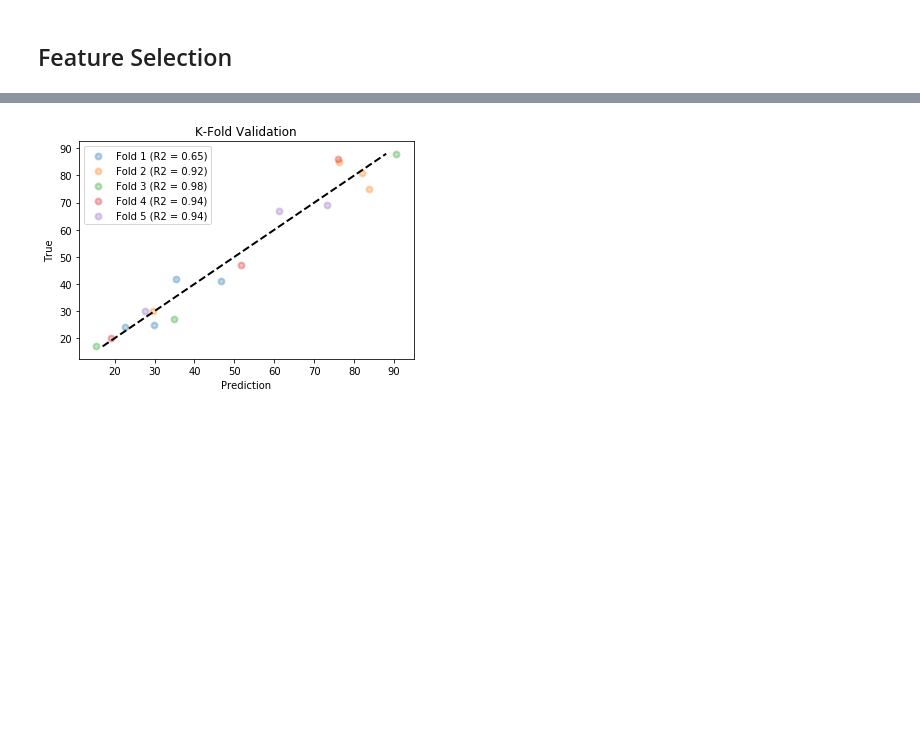
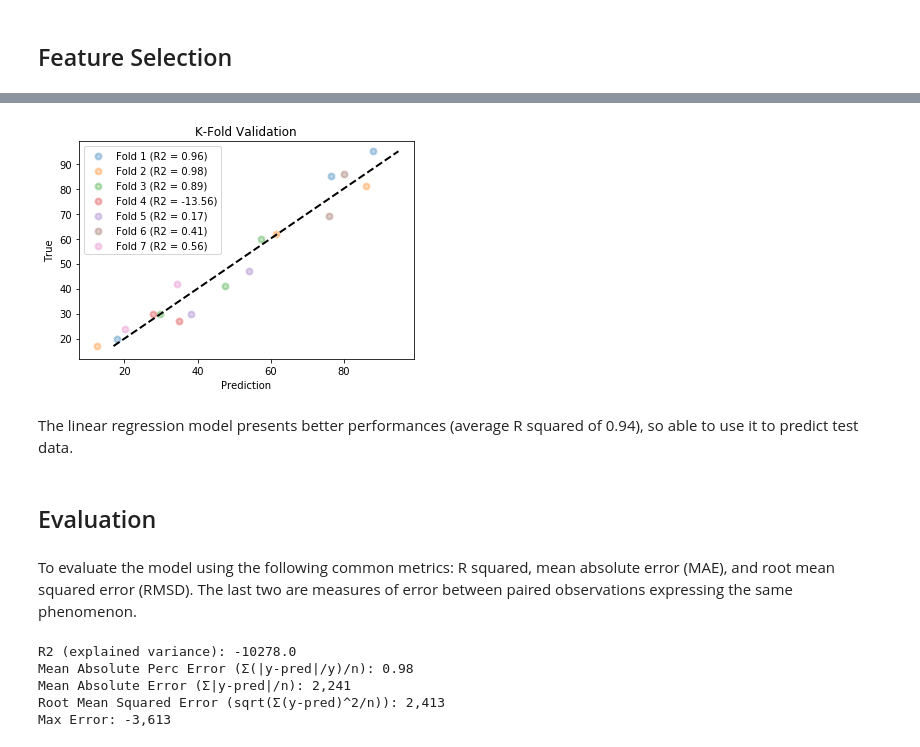
Before and after one commit to gympohnpimol/The-Sparks-Foundation, a Jupyter notebook: Task2/Prediction using Supervised ML.ipynb, the cells around one changed output, grey strips where cells are left out. Drawn from its saved outputs; the diff is of its cells as text; code cells hidden in the pictures; blank space fills up the shorter version.

```diff
--- a/Task2/Prediction using Supervised ML.ipynb
+++ b/Task2/Prediction using Supervised ML.ipynb
@@ -193,32 +220,34 @@ X_names = ['Hours']
 X_train = df_train[X_names].values
 y_train = df_train['Scores'].values
 
 X_test = df_test[X_names].values
 y_test = df_test['Scores'].values
 
 ## call model
 model = linear_model.LinearRegression()
 
 ## K fold validation
 scores = []
-cv = model_selection.KFold(n_splits=5, shuffle=True)
+cv = model_selection.KFold(n_splits=7, shuffle=True)
 fig = plt.figure()
 i = 1
 for train, test in cv.split(X_train, y_train):
     prediction = model.fit(X_train[train],
                           y_train[train]).predict(X_train[test])
     true = y_train[test]
     score = metrics.r2_score(true, prediction)
     scores.append(score)
     plt.scatter(prediction, true, lw=2, alpha=0.3,
                 label='Fold %d (R2 = %0.2f)' %(i,score))
     i = i+1
 plt.plot([min(y_train), max(y_train)], [min(y_train), max(y_train)],
         ls='--', lw=2, color='black')
 plt.xlabel('Prediction')
 plt.ylabel('True')
 plt.title('K-Fold Validation')
 plt.legend()
 plt.show()
 # %% [output]
-[figure, old version]
+[figure, new version]
+# %% [markdown]
+The linear regression model presents better performances (average R squared of 0.94), so able to use it to predict test data.
@@ -224,0 +262,24 @@ plt.show()
+# %% [markdown]
+## Evaluation
+# %% [markdown]
+To evaluate the model using the following common metrics: R squared, mean absolute error (MAE), and root mean squared error (RMSD). The last two are measures of error between paired observations expressing the same phenomenon.
+# %%
+## Kpi
+print("R2 (explained variance):", round(metrics.r2_score(y_test, predicted), 2))
+print("Mean Absolute Perc Error (Σ(|y-pred|/y)/n):", round(np.mean(np.abs((y_test - predicted)/predicted)), 2))
+print("Mean Absolute Error (Σ|y-pred|/n):", "{:,.0f}".format(metrics.mean_absolute_error(y_test, predicted)))
+print("Root Mean Squared Error (sqrt(Σ(y-pred)^2/n)):",
+      "{:,.0f}".format(np.sqrt(metrics.mean_squared_error(y_test, predicted))))
+
+## residuals
+residuals = y_test-predicted
+max_error = max(residuals) if abs(max(residuals))> abs(min(residuals)) else min(residuals)
+max_idx = list(residuals).index(max(residuals)) if abs(max(residuals)) > abs(min(residuals)) else list(residuals).index(min(residuals))
+max_true, max_pred = y_test[max_idx], predicted[max_idx]
+print("Max Error:", "{:,.0f}".format(max_error))
+# %% [output]
+R2 (explained variance): -10278.0
+Mean Absolute Perc Error (Σ(|y-pred|/y)/n): 0.98
+Mean Absolute Error (Σ|y-pred|/n): 2,241
+Root Mean Squared Error (sqrt(Σ(y-pred)^2/n)): 2,413
+Max Error: -3,613
```
Also changed, not shown: parts of 26 cells of this notebook.
